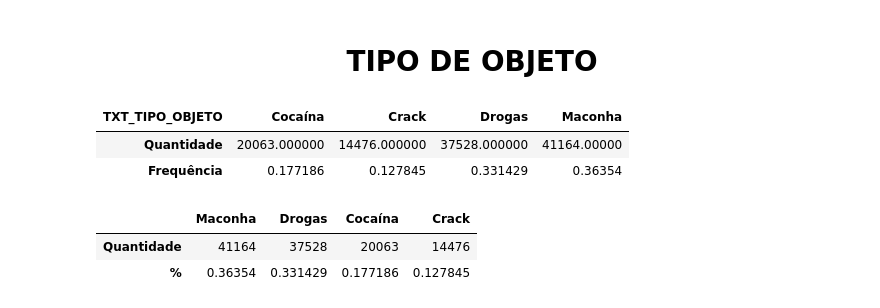
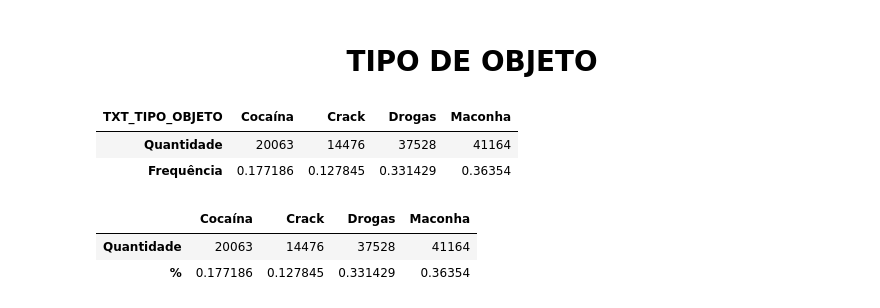
Before and after one commit to giuliannocappellari/Grafos, a Jupyter notebook: Indicadores/Drogas_Reclassificacao.ipynb, the cells around one changed output. Saved outputs shown, nothing was run; the diff lists cells and outputs as text; code cells hidden in the pictures.

```diff
--- a/Indicadores/Drogas_Reclassificacao.ipynb
+++ b/Indicadores/Drogas_Reclassificacao.ipynb
@@ -25,3 +25,4 @@ drogas_final.head(10)
 # %%
 #Pivotando valor "QUANTIDADE" da coluna "ATRIBUTOS" com o mesmo "NRO_INT_OBJETO"
-drogas_final_pivot = drogas_final.pivot(index="NRO_INT_OBJETO", columns="ATRIBUTO", values="QUANTIDADE")
+drogas_pivotado = drogas_entrada.pivot(index="NRO_INT_OBJETO", columns="ATRIBUTO", values="QUANTIDADE")
+drogas_pivotado.head()
@@ -38,5 +37,4 @@ drogas_final_pivot.head()
 # %%
-#Agrupando dados com o mesmo "K93_NRO_INT_OBJETO"
-#Foi preciso utilizar "agg('min')" pois apenas groupby()...
-#retorna um objeto iterável
-dg2_final = drogas_final[['NRO_INT_OBJETO','ANO_OCOR', 'NRO_OCOR','NRO_INT_TIPO_OBJETO','TIPO_OBJETO']].groupby(["NRO_INT_OBJETO"]).min()
+#Agrupando restante dos dados não pivotados pelo mesmo "NRO_INT_OBJETO"
+drogas_agrupado = drogas_entrada[['NRO_INT_OBJETO','ANO_OCOR', 'NRO_OCOR','NRO_INT_TIPO_OBJETO','TIPO_OBJETO']].groupby(["NRO_INT_OBJETO"]).min()
+drogas_agrupado.head(10)
@@ -124,0 +54,8 @@ resultado.head(10)
+# %%
+#Ordena por "NRO_INT_OBJETO" paraa concatenar de forma simples e rápida
+drogas_agrupado_sorted = drogas_agrupado.sort_values(by=['NRO_INT_OBJETO'])
+drogas_pivotado_sorted = drogas_pivotado.sort_values(by=['NRO_INT_OBJETO'])
+#Garantia de mesmo numero de linhas para concatenação
+display(drogas_agrupado_sorted.shape, drogas_pivotado_sorted.shape)
+if drogas_agrupado_sorted.shape[0] != drogas_pivotado_sorted.shape[0]:
+    display("ATENÇÃO: QTDE de registros diferentes, houve algum problema nos passos anteriores.")
@@ -124,0 +65,7 @@ resultado.head(10)
+# %%
+#Concatenando as duas tabelas e refaz o índice numérico
+drogas_df = pd.concat([drogas_agrupado_sorted, drogas_pivotado_sorted],axis=1).reset_index()
+#Renomeando Coluans
+drogas_df = drogas_df.rename(columns={"NRO_INT_OBJETO": "CHAVE_OBJETO", "TIPO_OBJETO": "TXT_TIPO_OBJETO"})
+#Mostrando o resultado com descrição não nula
+drogas_df[drogas_df['Descrição'].notnull()].head(5)
@@ -125,39 +79,35 @@ resultado.head(10)
 # %% [markdown]
 # <h1><center>TIPO DE OBJETO</center></h1>
 # %%
-tipo_objeto = resultado.groupby(["TXT_TIPO_OBJETO"]).size().reset_index(name="Quantidade").set_index("TXT_TIPO_OBJETO").sort_index()
-tipo_objeto['Frequência'] = resultado['TXT_TIPO_OBJETO'].value_counts(normalize=True).sort_index()
-tipo_objeto = tipo_objeto.T
-tipo_objeto
+#Confere frequencia de cada categoria
+freq_tipo = drogas_df.groupby(["TXT_TIPO_OBJETO"]).size().reset_index(name="Quantidade").set_index("TXT_TIPO_OBJETO").sort_index()
+freq_tipo['Frequência'] = drogas_df['TXT_TIPO_OBJETO'].value_counts(normalize=True).sort_index().round(6).astype(str)
+freq_tipo.T
 # %% [output]
 | TXT_TIPO_OBJETO | Cocaína | Crack | Drogas | Maconha |
-| Quantidade | 20063.000000 | 14476.000000 | 37528.000000 | 41164.00000 |
+| Quantidade | 20063 | 14476 | 37528 | 41164 |
 | Frequência | 0.177186 | 0.127845 | 0.331429 | 0.36354 |
 # %%
 #Código Original copiado
-cores = resultado['TXT_TIPO_OBJETO'].value_counts()
-cores = pd.DataFrame(cores)
+cores = pd.DataFrame(drogas_df['TXT_TIPO_OBJETO'].value_counts())
 cores = cores.reset_index()
 cores = cores.T
 cores = cores.rename(columns={0:cores[0][0],1:cores[1][0],2:cores[2][0],3:cores[3][0]})
 cores = cores.iloc[1:]
-cores1 = resultado['TXT_TIPO_OBJETO'].value_counts(normalize=True)
+cores1 = drogas_df['TXT_TIPO_OBJETO'].value_counts(normalize=True)
 cores1 = pd.DataFrame(cores1)
 cores1 = cores1.reset_index()
 cores1 = cores1.T
-cores1 = cores1.rename(columns={0:cores1[0][0],1:cores1[1][0],2:cores1[2][0],3:cores1[3][0][0]
-                             })
-#cores1 = cores.iloc[1:]
-cores1
+cores1 = cores1.rename(columns={0:cores1[0][0],1:cores1[1][0],2:cores1[2][0],3:cores1[3][0][0]})
 lista = [cores,cores1]
 cores2 = pd.concat(lista)
 cores2 = cores2.reset_index(drop=True)
 cores2 = cores2.drop([1], axis = 0)
 cores2 = cores2.rename(index={0:'Quantidade', 2:"%"})
 cores2['Crack']['%'] = cores2['C']['%']
 cores2 = cores2.drop(['C'], axis = 1)
-cores2
+cores2[['Cocaína', 'Crack', 'Drogas', 'Maconha']].head()
 # %% [output]
-|  | Maconha | Drogas | Cocaína | Crack |
-| Quantidade | 41164 | 37528 | 20063 | 14476 |
-| % | 0.36354 | 0.331429 | 0.177186 | 0.127845 |
+|  | Cocaína | Crack | Drogas | Maconha |
+| Quantidade | 20063 | 14476 | 37528 | 41164 |
+| % | 0.177186 | 0.127845 | 0.331429 | 0.36354 |
```
Also changed, not shown: parts of 37 cells of this notebook.
